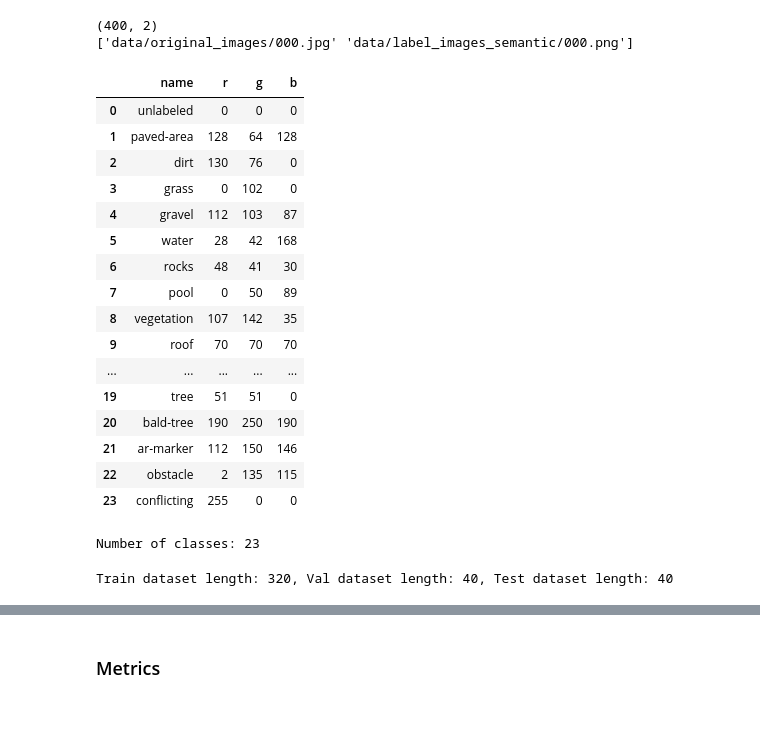
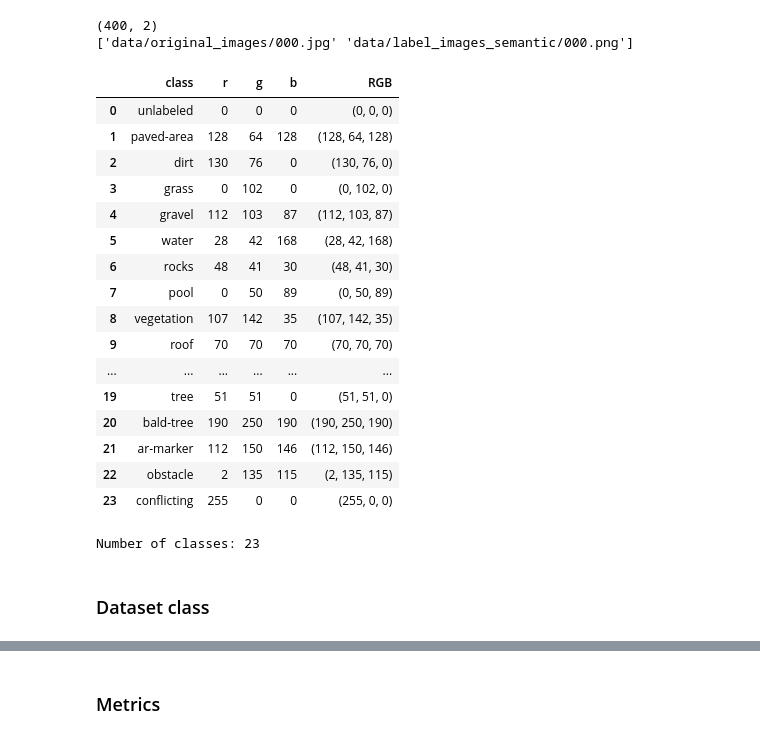
Before and after one commit to andypalmi/unimib, a Jupyter notebook: BigImaging/Exam/main.ipynb, the cells around one changed output, grey strips where cells are left out. Saved outputs shown, nothing was run; the diff lists cells and outputs as text; code cells hidden in the pictures.

```diff
--- a/BigImaging/Exam/main.ipynb
+++ b/BigImaging/Exam/main.ipynb
@@ -50,28 +119,33 @@ val_split, test_split = train_test_split(valtest_split, test_size=0.5, random_st
 #     print(f'shape for img {img} is {shape}')
 #     if shape != (4000, 6000, 3):
 #         print(f'wrong shape for img {img}')
-# %%
-# Read number of classes
-classes_df = pd.read_csv('data/class_dict_seg.csv')
-classes_df
-# %% [output]
-|  | name | r | g | b |
-| 0 | unlabeled | 0 | 0 | 0 |
-| 1 | paved-area | 128 | 64 | 128 |
-| 2 | dirt | 130 | 76 | 0 |
-| 3 | grass | 0 | 102 | 0 |
-| 4 | gravel | 112 | 103 | 87 |
-| 5 | water | 28 | 42 | 168 |
-| 6 | rocks | 48 | 41 | 30 |
-| 7 | pool | 0 | 50 | 89 |
-| 8 | vegetation | 107 | 142 | 35 |
-| 9 | roof | 70 | 70 | 70 |
-| ... | ... | ... | ... | ... |
-| 19 | tree | 51 | 51 | 0 |
-| 20 | bald-tree | 190 | 250 | 190 |
-| 21 | ar-marker | 112 | 150 | 146 |
-| 22 | obstacle | 2 | 135 | 115 |
-| 23 | conflicting | 255 | 0 | 0 |
+# %%
+# Read number of classes
+labels_colors = pd.read_csv('data/class_dict_seg.csv')
+columns = ['class', 'r', 'g', 'b']
+labels_colors.columns = columns
+# Extract RGB values
+labels_colors['RGB'] = labels_colors[['r', 'g', 'b']].apply(tuple, axis=1)
+colors = labels_colors['RGB'].values
+labels_colors
+# %% [output]
+|  | class | r | g | b | RGB |
+| 0 | unlabeled | 0 | 0 | 0 | (0, 0, 0) |
+| 1 | paved-area | 128 | 64 | 128 | (128, 64, 128) |
+| 2 | dirt | 130 | 76 | 0 | (130, 76, 0) |
+| 3 | grass | 0 | 102 | 0 | (0, 102, 0) |
+| 4 | gravel | 112 | 103 | 87 | (112, 103, 87) |
+| 5 | water | 28 | 42 | 168 | (28, 42, 168) |
+| 6 | rocks | 48 | 41 | 30 | (48, 41, 30) |
+| 7 | pool | 0 | 50 | 89 | (0, 50, 89) |
+| 8 | vegetation | 107 | 142 | 35 | (107, 142, 35) |
+| 9 | roof | 70 | 70 | 70 | (70, 70, 70) |
+| ... | ... | ... | ... | ... | ... |
+| 19 | tree | 51 | 51 | 0 | (51, 51, 0) |
+| 20 | bald-tree | 190 | 250 | 190 | (190, 250, 190) |
+| 21 | ar-marker | 112 | 150 | 146 | (112, 150, 146) |
+| 22 | obstacle | 2 | 135 | 115 | (2, 135, 115) |
+| 23 | conflicting | 255 | 0 | 0 | (255, 0, 0) |
 # %%
 # # Check if there are any conflicting labels in the masks
 # for img in tqdm(paths[:, 1]):
@@ -86,6 +160,8 @@ nr_classes = len(classes_df) - 1
 print(f'Number of classes: {nr_classes}')
 # %% [output]
 Number of classes: 23
+# %% [markdown]
+### Dataset class
 # %%
 class TilesDataset(Dataset):
     def __init__(self, image_paths, transform=None, tiles=True, tiles_dim=512):
@@ -175,4 +219,0 @@ test_ds = TilesDataset(test_split, transform=valtest_transform, tiles_dim=tiles_
-# %%
-print(f'Train dataset length: {len(train_ds)}, Val dataset length: {len(val_ds)}, Test dataset length: {len(test_ds)}')
-# %% [output]
-Train dataset length: 320, Val dataset length: 40, Test dataset length: 40
```
Also changed, not shown: parts of 16 cells of this notebook, 2 other files.
